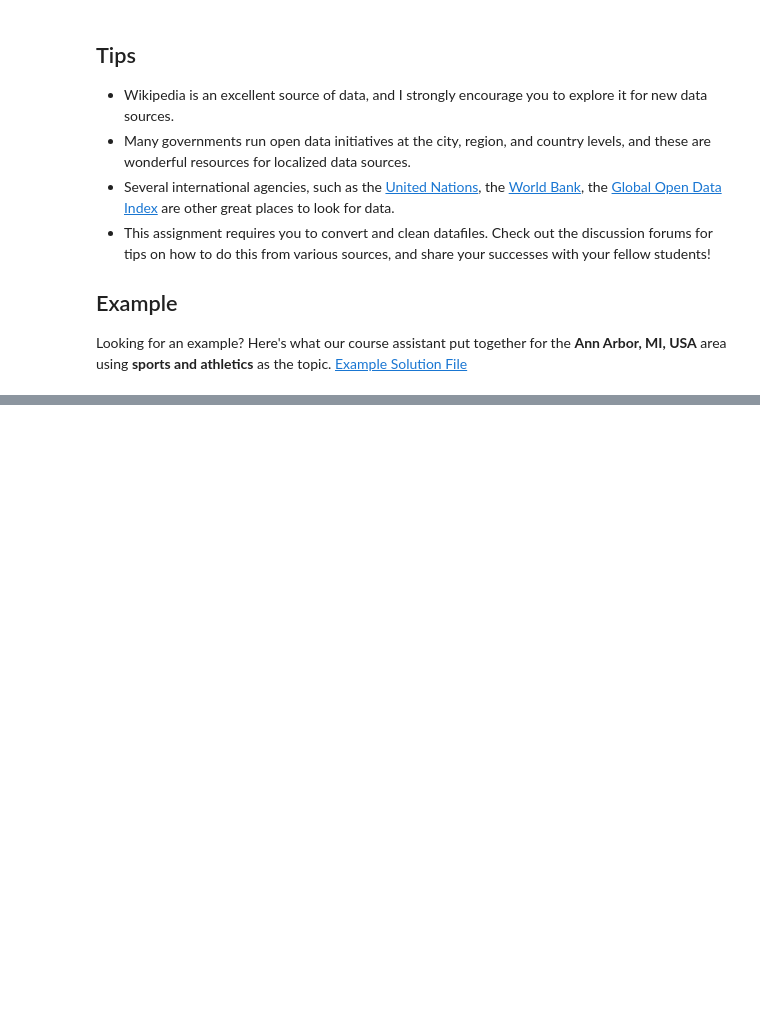
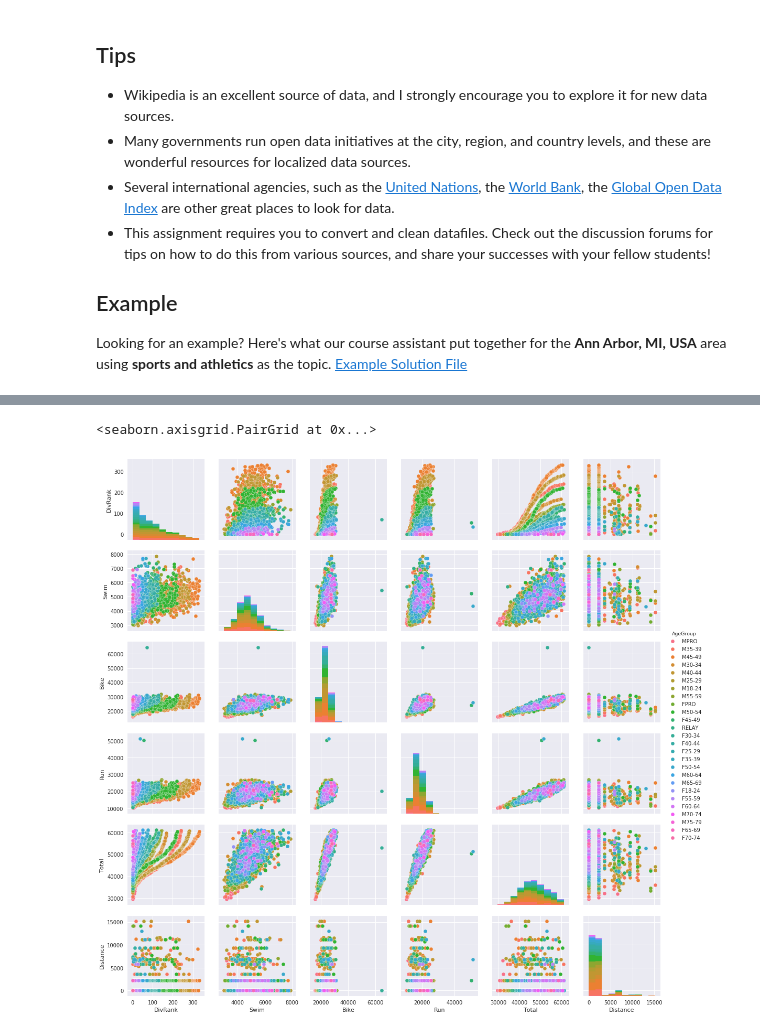
Before and after one commit to sugarraysam/coursera-applied-data-science, a Jupyter notebook: applied-plotting-charting/assignment4.ipynb, the cells around one changed output, grey strips where cells are left out. Drawn from its saved outputs; the diff is of its cells as text; code cells hidden in the pictures; blank space fills up the shorter version.

Commit message:
started plotting in jupyter

```diff
--- a/applied-plotting-charting/assignment4.ipynb
+++ b/applied-plotting-charting/assignment4.ipynb
@@ -145,0 +82,6 @@ TypeError: __call__() takes from 1 to 2 positional arguments but 3 were given
+# %%
+from src.dataloader import Dataloader
+
+df = Dataloader().ironman
+print(df.dtypes)
+df.head()
@@ -145,0 +113,8 @@ TypeError: __call__() takes from 1 to 2 positional arguments but 3 were given
+# %%
+import matplotlib.pyplot as plt
+import seaborn as sns
+
+%matplotlib notebook
+
+sns.set_style('darkgrid')
+plt.style.use('seaborn-darkgrid')
@@ -145,0 +132,6 @@ TypeError: __call__() takes from 1 to 2 positional arguments but 3 were given
+# %%
+columns = ['AgeGroup', 'DivRank', 'Swim', 'Bike', 'Run', 'Total', 'Distance']
+sns.pairplot(df[columns], hue='AgeGroup')
+# %% [output]
+<seaborn.axisgrid.PairGrid at 0x...>
+[figure, added]
```
Also changed, not shown: parts of 13 cells of this notebook, 2 other files.
